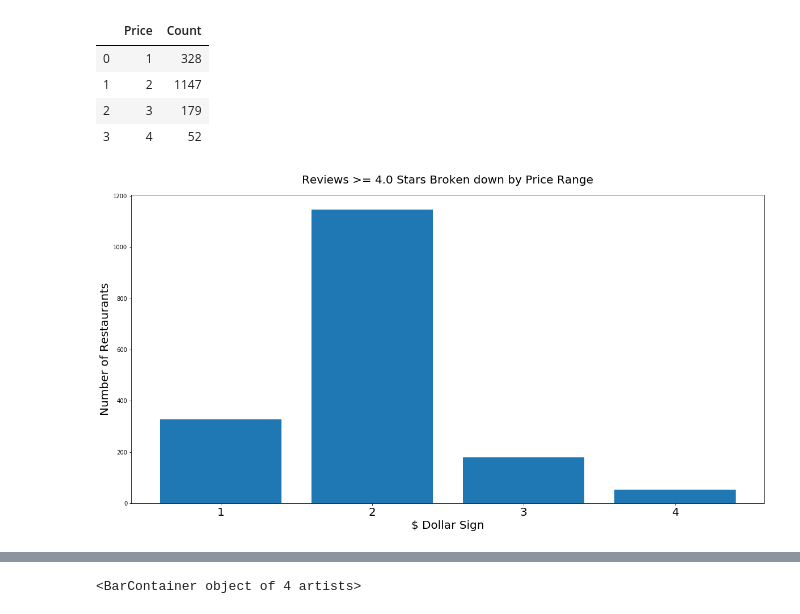
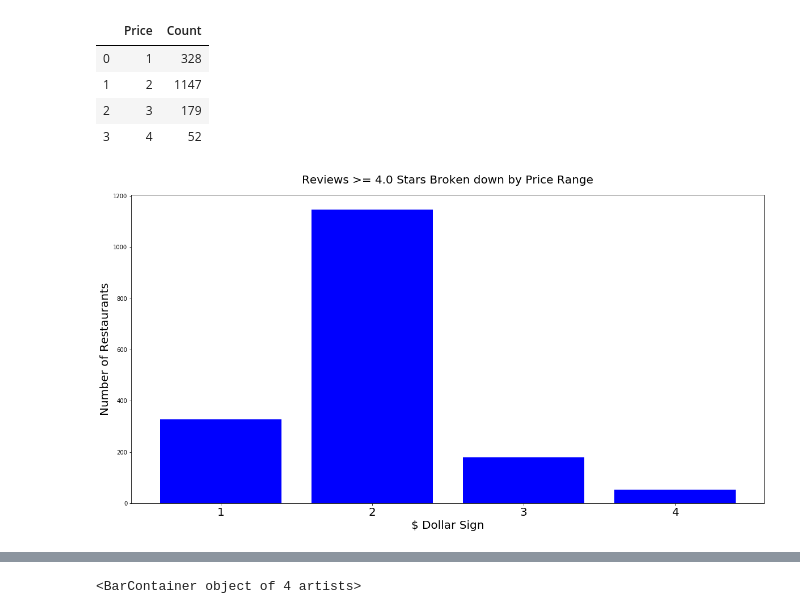
Before and after one commit to yueweng/restaurant-reviews, a Jupyter notebook: project.ipynb, the cells around one changed output, grey strips where cells are left out. Saved outputs shown, nothing was run; the diff lists cells and outputs as text; code cells hidden in the pictures.

```diff
--- a/project.ipynb
+++ b/project.ipynb
@@ -761,16 +764,16 @@ price_restaurants_df
 # %%
 fig, ax = plt.subplots(figsize=[20, 10])
 
 ax.set_title('Reviews >= 4.0 Stars Broken down by Price Range', fontsize=20, pad=20)
-ax.bar(price_restaurants_df['Price'], price_restaurants_df['Count'])
+ax.bar(price_restaurants_df['Price'], price_restaurants_df['Count'], color='blue')
 ax.set_xlabel('$ Dollar Sign', fontsize=20)
 ax.set_ylabel('Number of Restaurants', fontsize=20)
 
 ax.set_xticklabels(price_restaurants_df['Price'], fontsize=20)
 
 fig.savefig('images/reviews_price_range.png', bbox_inches = "tight")
 # %% [output]
-[figure, old version]
+[figure, new version]
 # %%
 attr_checkin = pd.merge(attr_df, business_checkin, left_on='business_id', right_on='business_id')
 attr_checkin
```
Also changed, not shown: parts of 13 cells of this notebook, 14 other files.
